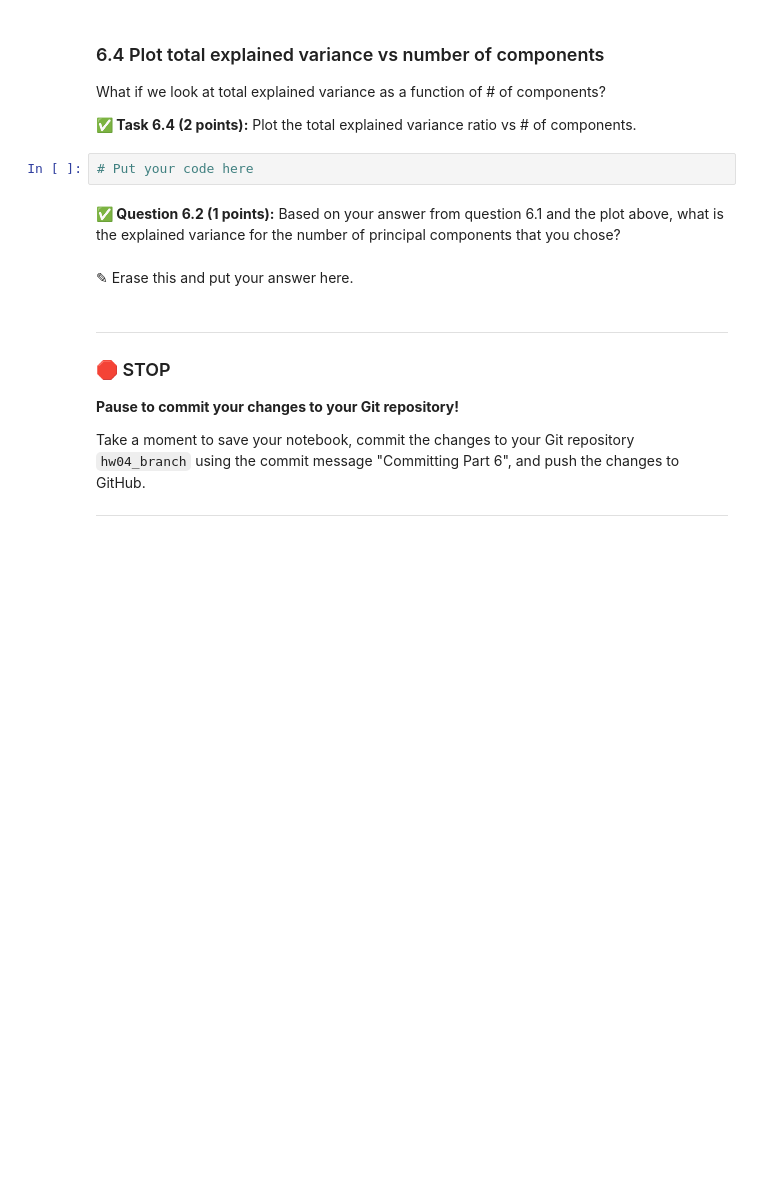
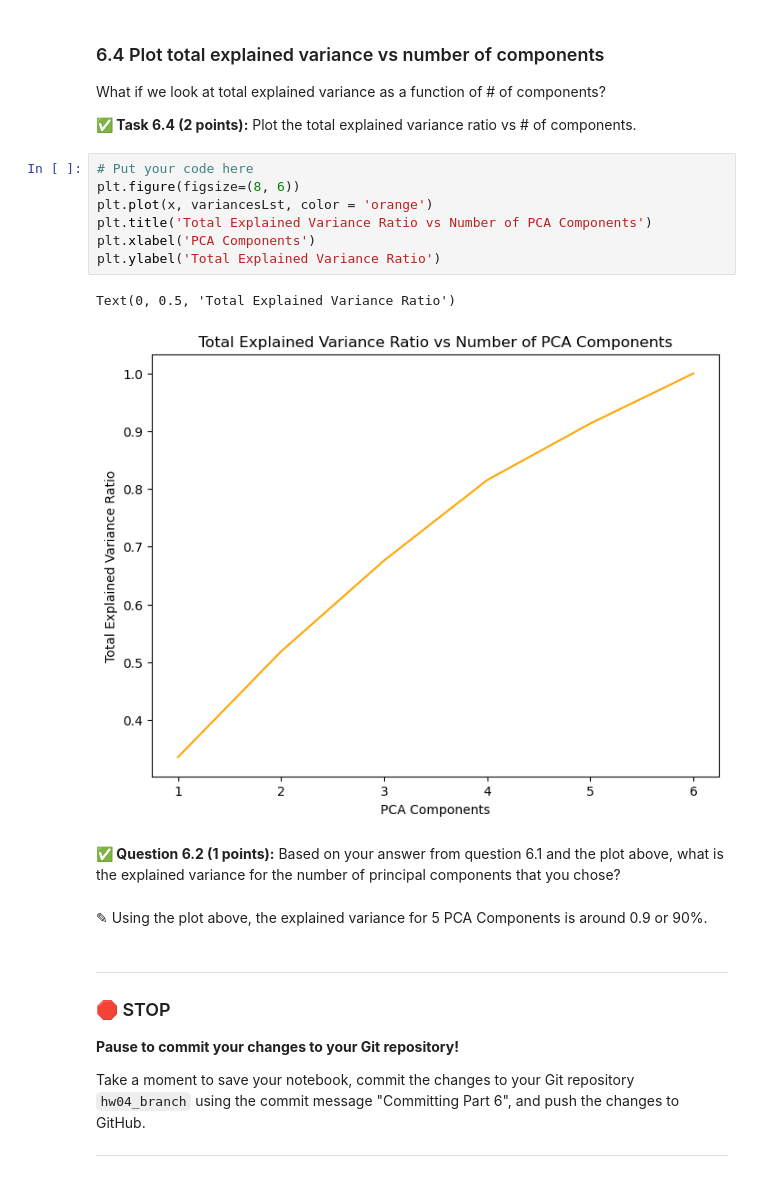
Before and after one commit to rags45/CMSE202-f23-turnin, a Jupyter notebook: hw-04/HW-04_PerceptronSVMandPCA-STUDENT.ipynb, the cells around one changed output. Cells and saved outputs as stored; diff of their text form; blank space fills up the shorter version.

```diff
--- a/hw-04/HW-04_PerceptronSVMandPCA-STUDENT.ipynb
+++ b/hw-04/HW-04_PerceptronSVMandPCA-STUDENT.ipynb
@@ -523,12 +569,20 @@ Now that we have those numbers, it makes sense to look at the accuracy vs # of c
 What if we look at total explained variance as a function of # of components?
 
 **&#9989; Task 6.4 (2 points):** Plot the total explained variance ratio vs # of components.
-# %%
-# Put your code here
+# %%
+# Put your code here
+plt.figure(figsize=(8, 6))
+plt.plot(x, variancesLst, color = 'orange')
+plt.title('Total Explained Variance Ratio vs Number of PCA Components')
+plt.xlabel('PCA Components')
+plt.ylabel('Total Explained Variance Ratio')
+# %% [output]
+Text(0, 0.5, 'Total Explained Variance Ratio')
+[figure, added]
 # %% [markdown]
 **&#9989; Question 6.2 (1 points):** Based on your answer from question 6.1 and the plot above, what is the explained variance for the number of principal components that you chose?
-# %% [markdown]
-<font size=+3>&#9998;</font> Erase this and put your answer here.
+# %% [markdown]
+<font size=+3>&#9998;</font> Using the plot above, the explained variance for 5 PCA Components is around 0.9 or 90%.
 # %% [markdown]
 ---
 ### &#128721; STOP
```
Also changed, not shown: parts of 15 cells of this notebook.
